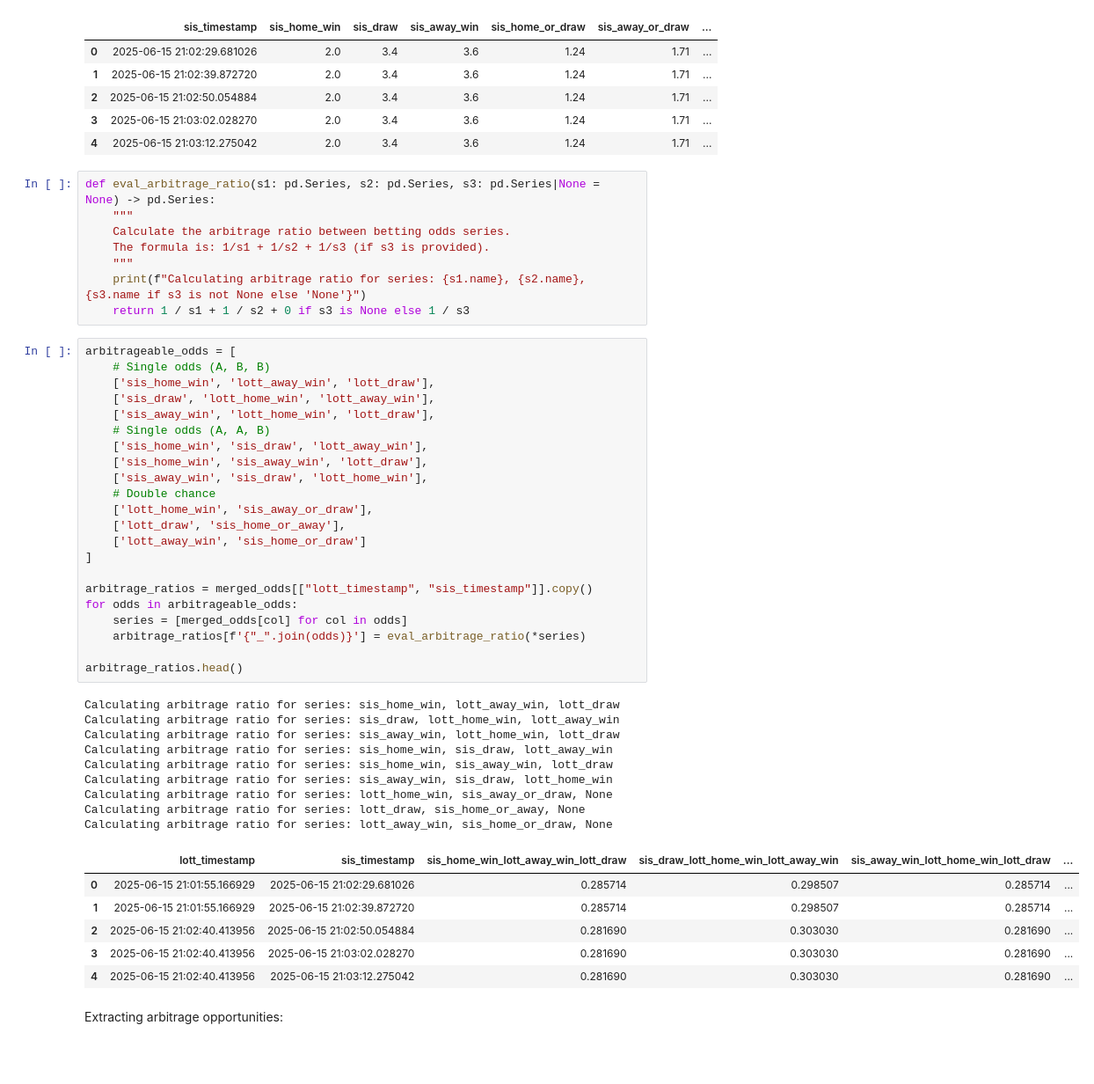
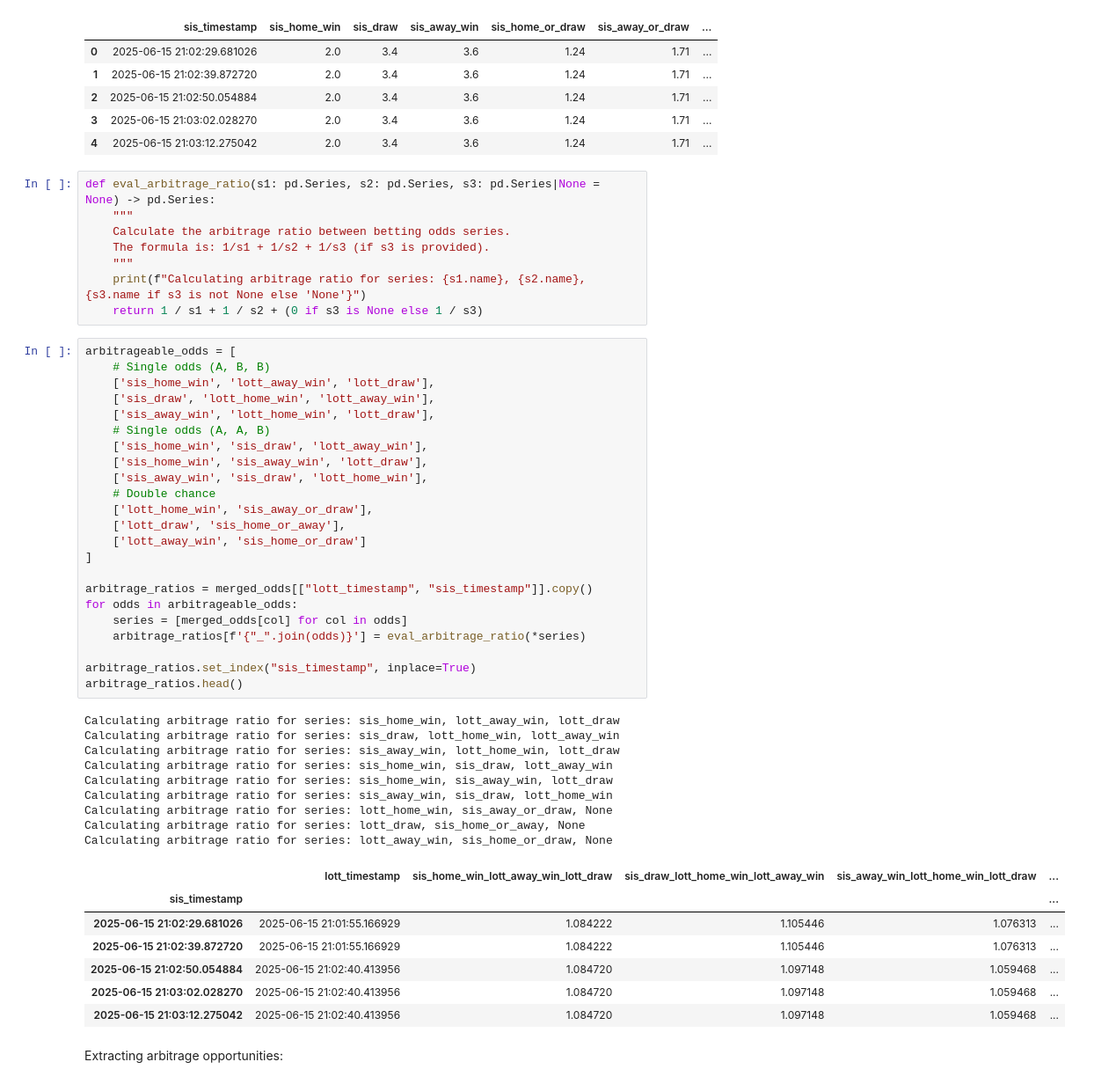
Before and after one commit to GabrieleDiCorato/aida-arbitrage-betting, a Jupyter notebook: notebooks/arbitrage_analysis.ipynb, the cells around one changed output. Shown at 88% size. Drawn from its saved outputs; the diff is of its cells as text; blank space fills up the shorter version.

Commit message:
Completed arbitrage notebook

```diff
--- a/notebooks/arbitrage_analysis.ipynb
+++ b/notebooks/arbitrage_analysis.ipynb
@@ -300,45 +298,47 @@ def eval_arbitrage_ratio(s1: pd.Series, s2: pd.Series, s3: pd.Series|None = None
     The formula is: 1/s1 + 1/s2 + 1/s3 (if s3 is provided).
     """
     print(f"Calculating arbitrage ratio for series: {s1.name}, {s2.name}, {s3.name if s3 is not None else 'None'}")
-    return 1 / s1 + 1 / s2 + 0 if s3 is None else 1 / s3
+    return 1 / s1 + 1 / s2 + (0 if s3 is None else 1 / s3)
 # %%
 arbitrageable_odds = [
     # Single odds (A, B, B)
     ['sis_home_win', 'lott_away_win', 'lott_draw'],
     ['sis_draw', 'lott_home_win', 'lott_away_win'],
     ['sis_away_win', 'lott_home_win', 'lott_draw'],
     # Single odds (A, A, B)
     ['sis_home_win', 'sis_draw', 'lott_away_win'],
     ['sis_home_win', 'sis_away_win', 'lott_draw'],
     ['sis_away_win', 'sis_draw', 'lott_home_win'],
     # Double chance
     ['lott_home_win', 'sis_away_or_draw'],
     ['lott_draw', 'sis_home_or_away'],
     ['lott_away_win', 'sis_home_or_draw']
 ]
 
 arbitrage_ratios = merged_odds[["lott_timestamp", "sis_timestamp"]].copy()
 for odds in arbitrageable_odds:
     series = [merged_odds[col] for col in odds]
     arbitrage_ratios[f'{"_".join(odds)}'] = eval_arbitrage_ratio(*series)
 
+arbitrage_ratios.set_index("sis_timestamp", inplace=True)
 arbitrage_ratios.head()
 # %% [output]
 Calculating arbitrage ratio for series: sis_home_win, lott_away_win, lott_draw
 Calculating arbitrage ratio for series: sis_draw, lott_home_win, lott_away_win
 Calculating arbitrage ratio for series: sis_away_win, lott_home_win, lott_draw
 Calculating arbitrage ratio for series: sis_home_win, sis_draw, lott_away_win
 Calculating arbitrage ratio for series: sis_home_win, sis_away_win, lott_draw
 Calculating arbitrage ratio for series: sis_away_win, sis_draw, lott_home_win
 Calculating arbitrage ratio for series: lott_home_win, sis_away_or_draw, None
 Calculating arbitrage ratio for series: lott_draw, sis_home_or_away, None
 Calculating arbitrage ratio for series: lott_away_win, sis_home_or_draw, None
-|  | lott_timestamp | sis_timestamp | sis_home_win_lott_away_win_lott_draw | sis_draw_lott_home_win_lott_away_win | sis_away_win_lott_home_win_lott_draw | ... |
-| 0 | 2025-06-15 21:01:55.166929 | 2025-06-15 21:02:29.681026 | 0.285714 | 0.298507 | 0.285714 | ... |
-| 1 | 2025-06-15 21:01:55.166929 | 2025-06-15 21:02:39.872720 | 0.285714 | 0.298507 | 0.285714 | ... |
-| 2 | 2025-06-15 21:02:40.413956 | 2025-06-15 21:02:50.054884 | 0.281690 | 0.303030 | 0.281690 | ... |
-| 3 | 2025-06-15 21:02:40.413956 | 2025-06-15 21:03:02.028270 | 0.281690 | 0.303030 | 0.281690 | ... |
-| 4 | 2025-06-15 21:02:40.413956 | 2025-06-15 21:03:12.275042 | 0.281690 | 0.303030 | 0.281690 | ... |
+|  | lott_timestamp | sis_home_win_lott_away_win_lott_draw | sis_draw_lott_home_win_lott_away_win | sis_away_win_lott_home_win_lott_draw | ... |
+| sis_timestamp |  |  |  |  | ... |
+| 2025-06-15 21:02:29.681026 | 2025-06-15 21:01:55.166929 | 1.084222 | 1.105446 | 1.076313 | ... |
+| 2025-06-15 21:02:39.872720 | 2025-06-15 21:01:55.166929 | 1.084222 | 1.105446 | 1.076313 | ... |
+| 2025-06-15 21:02:50.054884 | 2025-06-15 21:02:40.413956 | 1.084720 | 1.097148 | 1.059468 | ... |
+| 2025-06-15 21:03:02.028270 | 2025-06-15 21:02:40.413956 | 1.084720 | 1.097148 | 1.059468 | ... |
+| 2025-06-15 21:03:12.275042 | 2025-06-15 21:02:40.413956 | 1.084720 | 1.097148 | 1.059468 | ... |
 # %% [markdown]
 Extracting arbitrage opportunities:
 # %%
```
Also changed, not shown: parts of 9 cells of this notebook.
